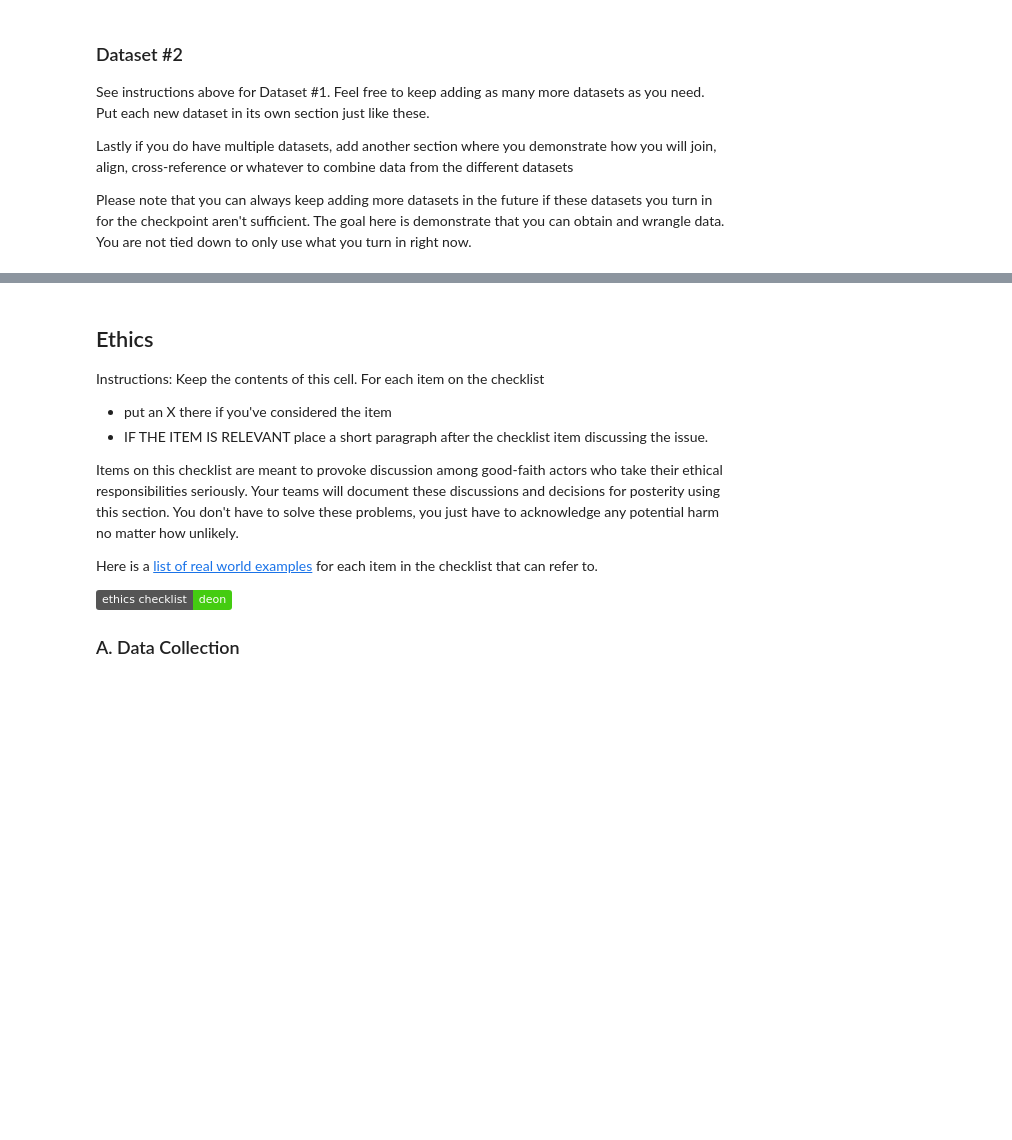
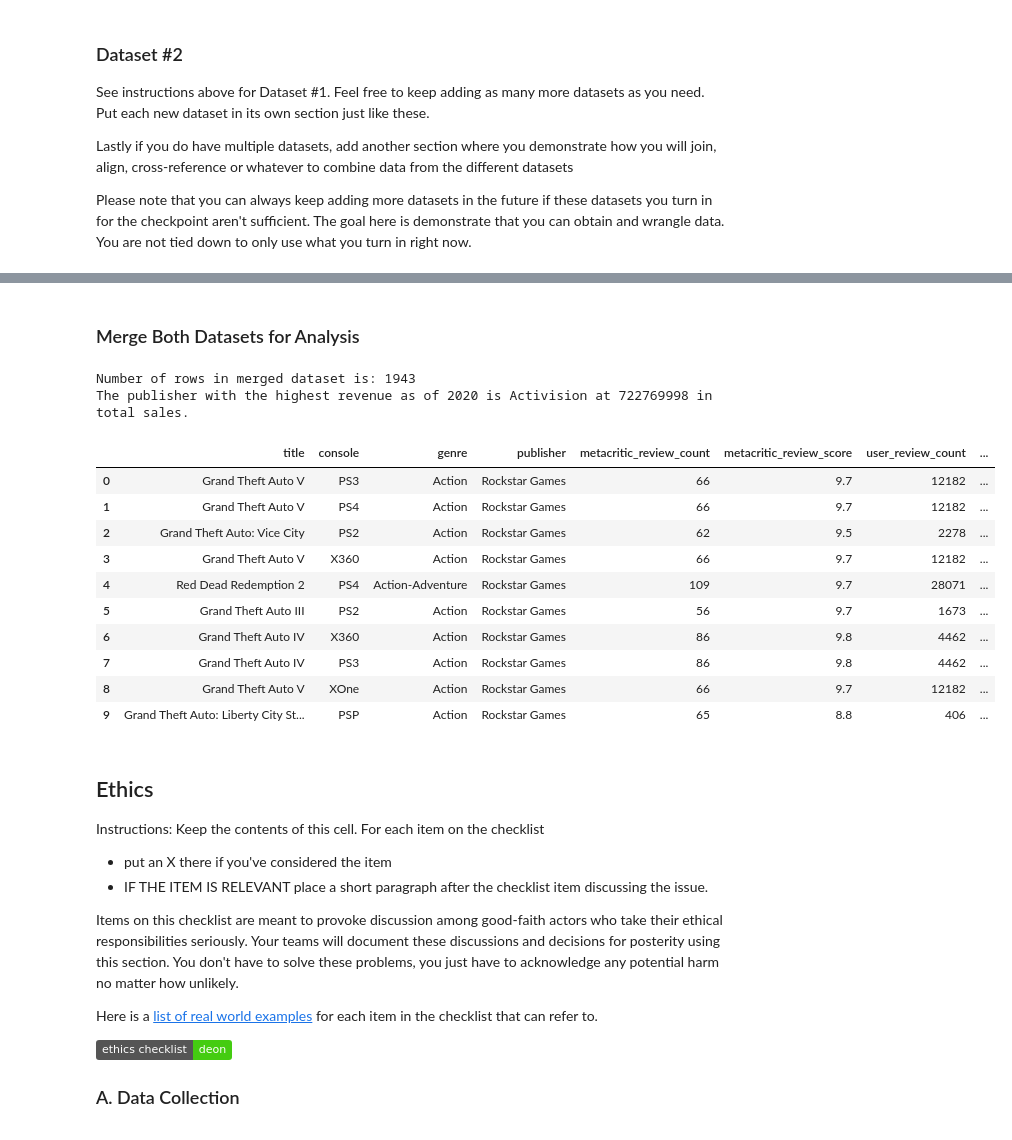
Before and after one commit to Megssss/Group-SP26-099, a Jupyter notebook: 01-DataCheckpoint.ipynb, the cells around one changed output, grey strips where cells are left out. Drawn from its saved outputs; the diff is of its cells as text; code cells hidden in the pictures; badges without logos; blank space fills up the shorter version.

```diff
--- a/01-DataCheckpoint.ipynb
+++ b/01-DataCheckpoint.ipynb
@@ -188,0 +181,19 @@ ParserError: Error tokenizing data. C error: Expected 1 fields in line 38, saw 2
+# %%
+# Read in the csv to a dataframe
+game_sales_raw = pd.read_csv('data/00-raw/video_games_sales_1980_2024.csv')
+print(game_sales_raw.columns)
+
+# Get only necessary columns
+game_sales = game_sales_raw[['title','console','genre','publisher','critic_score', 'total_sales', 'release_year']].copy()
+game_sales = game_sales.dropna() # drop rows with null values
+
+# Make release_year integers
+game_sales['release_year'] = game_sales['release_year'].astype(int)
+
+# let's only focus on action and adventure games
+print("Unique List of game genres:", game_sales['genre'].unique())
+game_sales_action_adventure = game_sales[game_sales['genre'].isin(['Action', 'Adventure', 'Action-Adventure'])] # allow action-adventure games to be included
+
+# Preview Dataset 1 (Action)
+print("Number of rows in dataset 1 is:", game_sales_action_adventure.shape[0])
+game_sales_action_adventure.head()
@@ -199,3 +295,49 @@ Please note that you can always keep adding more datasets in the future if these
+# %% [markdown]
+### Merge Both Datasets for Analysis
+# %%
+# Merge both datasets and keep only games that match the titles and names in both datasets
+# Without sales numbers, there's no point in trying to keep the ones that are in dataset #2 but not in dataset #1
+game_merged_df = game_sales_action_adventure.merge(critic_user_scores, left_on = 'title', right_on = 'name', how='inner')
+game_merged_df = game_merged_df[game_merged_df['release_year'] >= 2001]
+print("Number of rows in merged dataset is:", game_merged_df.shape[0])
+
+# There are mismatchings betweent the critic_score from dataset #1 and the ones in dataset #2.
+# I'm choosing to only keep scores from dataset #2 because it shows user scores too.
+game_ultimate_df = game_merged_df[['title','console','genre','publisher','metacritic_review_count','metacritic_review_score','user_review_count','user_review_score','total_sales','release_year']].copy()
+
+# Publisher size is based on total sales from dataset #1
+game_sales_raw_publisher = game_sales_raw[['publisher','total_sales']].copy()
+game_sales_raw_publisher['total_sales'] = (game_sales_raw_publisher['total_sales'] * 10**6).astype(int)
+game_sales_raw_publisher = game_sales_raw_publisher.groupby('publisher')['total_sales'].sum().reset_index().sort_values(by='total_sales', ascending=False)
+print('The publisher with the highest revenue as of 2020 is', game_sales_raw_publisher['publisher'].iloc[0], 'at', game_sales_raw_publisher['total_sales'].iloc[0], 'in total sales.')
+
+# Create a rank column for publishers. Highest total sales = 1 and the number increases the lower down you go.
+game_sales_raw_publisher['publisher_rank'] = range(1, len(game_sales_raw_publisher) + 1)
+
+# Merge this publisher_rank column back to game_ultimate_df
+game_sales_raw_publisher = game_sales_raw_publisher[['publisher','publisher_rank']].copy()
+game_ultimate_df = game_ultimate_df.merge(game_sales_raw_publisher, left_on='publisher', right_on='publisher', how='left')
+
+# Create Statistics Columns
+game_ultimate_df['platform_release_count'] = (game_ultimate_df.groupby('title')['title'].transform('size')) # count number of platform releases per title
+game_ultimate_df['total_sales'] = (game_ultimate_df['total_sales'] * 10**6).astype(int) # change total sales to be in the millions
+game_ultimate_df['total_sales_per_title'] = (game_ultimate_df.groupby('title')['total_sales'].transform('sum')) # total sales across all platforms per title
+
+game_ultimate_df.head(10)
+# %% [output]
+Number of rows in merged dataset is: 1943
+The publisher with the highest revenue as of 2020 is Activision at 722769998 in total sales.
+|  | title | console | genre | publisher | metacritic_review_count | metacritic_review_score | user_review_count | ... |
+| 0 | Grand Theft Auto V | PS3 | Action | Rockstar Games | 66 | 9.7 | 12182 | ... |
+| 1 | Grand Theft Auto V | PS4 | Action | Rockstar Games | 66 | 9.7 | 12182 | ... |
+| 2 | Grand Theft Auto: Vice City | PS2 | Action | Rockstar Games | 62 | 9.5 | 2278 | ... |
+| 3 | Grand Theft Auto V | X360 | Action | Rockstar Games | 66 | 9.7 | 12182 | ... |
+| 4 | Red Dead Redemption 2 | PS4 | Action-Adventure | Rockstar Games | 109 | 9.7 | 28071 | ... |
+| 5 | Grand Theft Auto III | PS2 | Action | Rockstar Games | 56 | 9.7 | 1673 | ... |
+| 6 | Grand Theft Auto IV | X360 | Action | Rockstar Games | 86 | 9.8 | 4462 | ... |
+| 7 | Grand Theft Auto IV | PS3 | Action | Rockstar Games | 86 | 9.8 | 4462 | ... |
+| 8 | Grand Theft Auto V | XOne | Action | Rockstar Games | 66 | 9.7 | 12182 | ... |
+| 9 | Grand Theft Auto: Liberty City St... | PSP | Action | Rockstar Games | 65 | 8.8 | 406 | ... |
 # %% [markdown]
 ## Ethics
 
```
Also changed, not shown: parts of 11 cells of this notebook.
